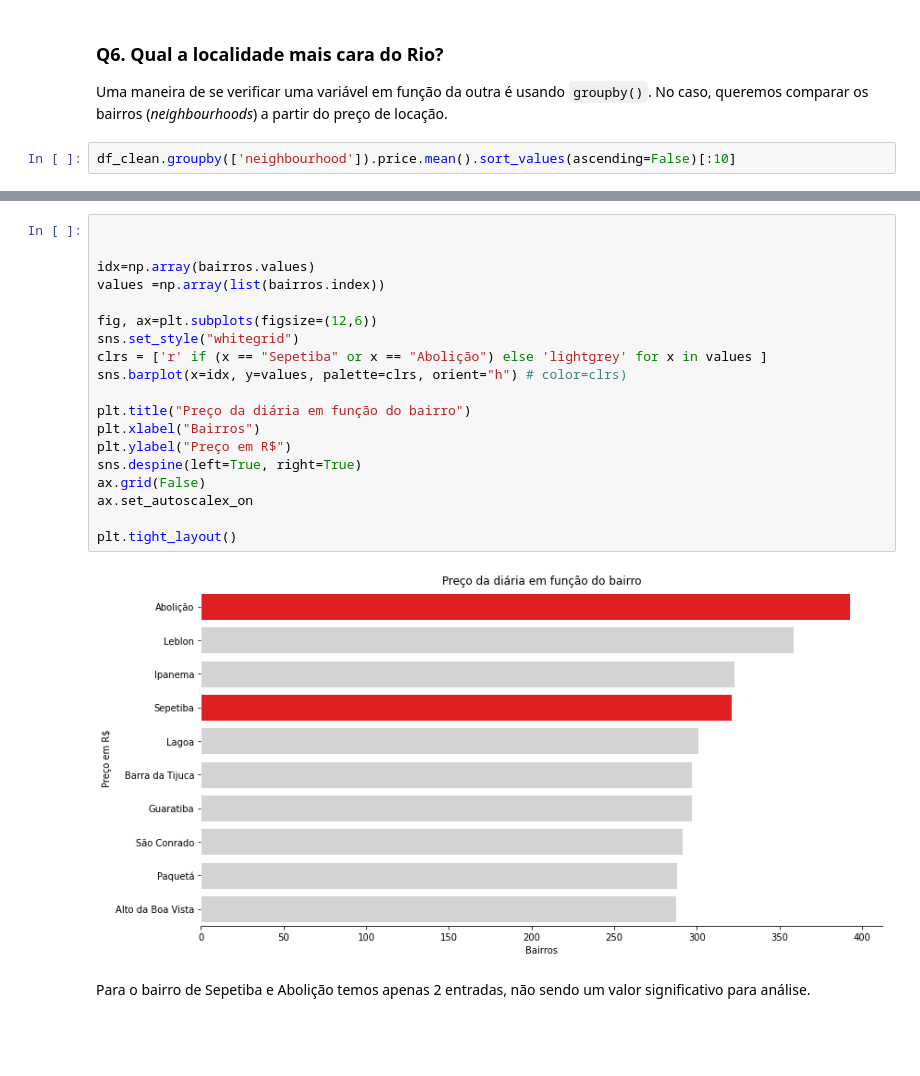
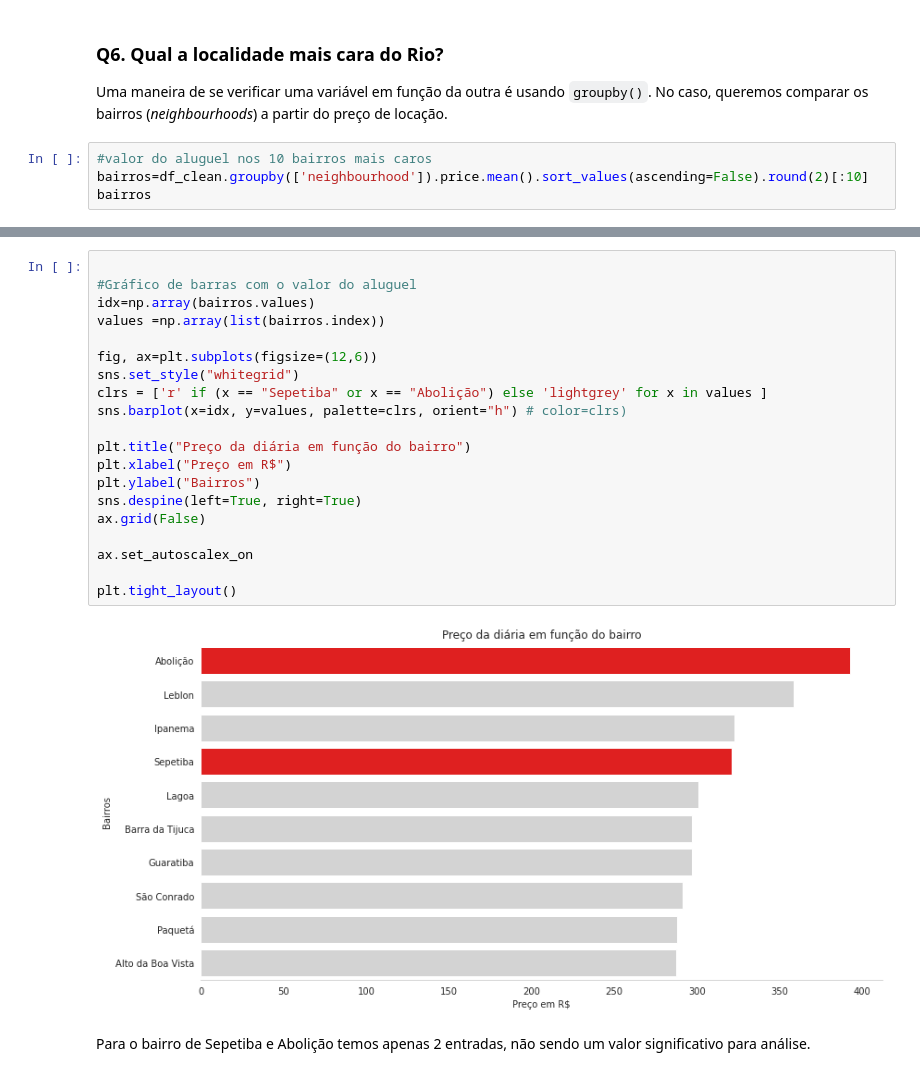
Before and after one commit to gveronese01/Data-Science, a Jupyter notebook: Analisando_os_Dados_do_Airbnb_(Rio_de_Janeiro).ipynb, the cells around one changed output, grey strips where cells are left out. Cells and saved outputs as stored; diff of their text form; blank space fills up the shorter version.

```diff
--- a/Analisando_os_Dados_do_Airbnb_(Rio_de_Janeiro).ipynb
+++ b/Analisando_os_Dados_do_Airbnb_(Rio_de_Janeiro).ipynb
@@ -392,6 +392,8 @@ Name: room_type, dtype: float64
 
 Uma maneira de se verificar uma variável em função da outra é usando `groupby()`. No caso, queremos comparar os bairros (*neighbourhoods*) a partir do preço de locação.
 # %%
-df_clean.groupby(['neighbourhood']).price.mean().sort_values(ascending=False)[:10]
+#valor do aluguel nos 10 bairros mais caros
+bairros=df_clean.groupby(['neighbourhood']).price.mean().sort_values(ascending=False).round(2)[:10]
+bairros
 # %% [output]
 neighbourhood
@@ -472,24 +438,25 @@ Name: price, dtype: float64
 # %%
 
-
+#Gráfico de barras com o valor do aluguel
 idx=np.array(bairros.values)
 values =np.array(list(bairros.index))
 
 fig, ax=plt.subplots(figsize=(12,6))
 sns.set_style("whitegrid")
 clrs = ['r' if (x == "Sepetiba" or x == "Abolição") else 'lightgrey' for x in values ]
 sns.barplot(x=idx, y=values, palette=clrs, orient="h") # color=clrs)
 
 plt.title("Preço da diária em função do bairro")
-plt.xlabel("Bairros")
-plt.ylabel("Preço em R$")
+plt.xlabel("Preço em R$")
+plt.ylabel("Bairros")
 sns.despine(left=True, right=True)
 ax.grid(False)
+
 ax.set_autoscalex_on
 
 plt.tight_layout()
 # %% [output]
-[figure, old version]
+[figure, new version]
 # %% [markdown]
 Para o bairro de Sepetiba e Abolição temos apenas 2 entradas, não sendo um valor significativo para análise.
 # %%
```
Also changed, not shown: parts of 9 cells of this notebook.
